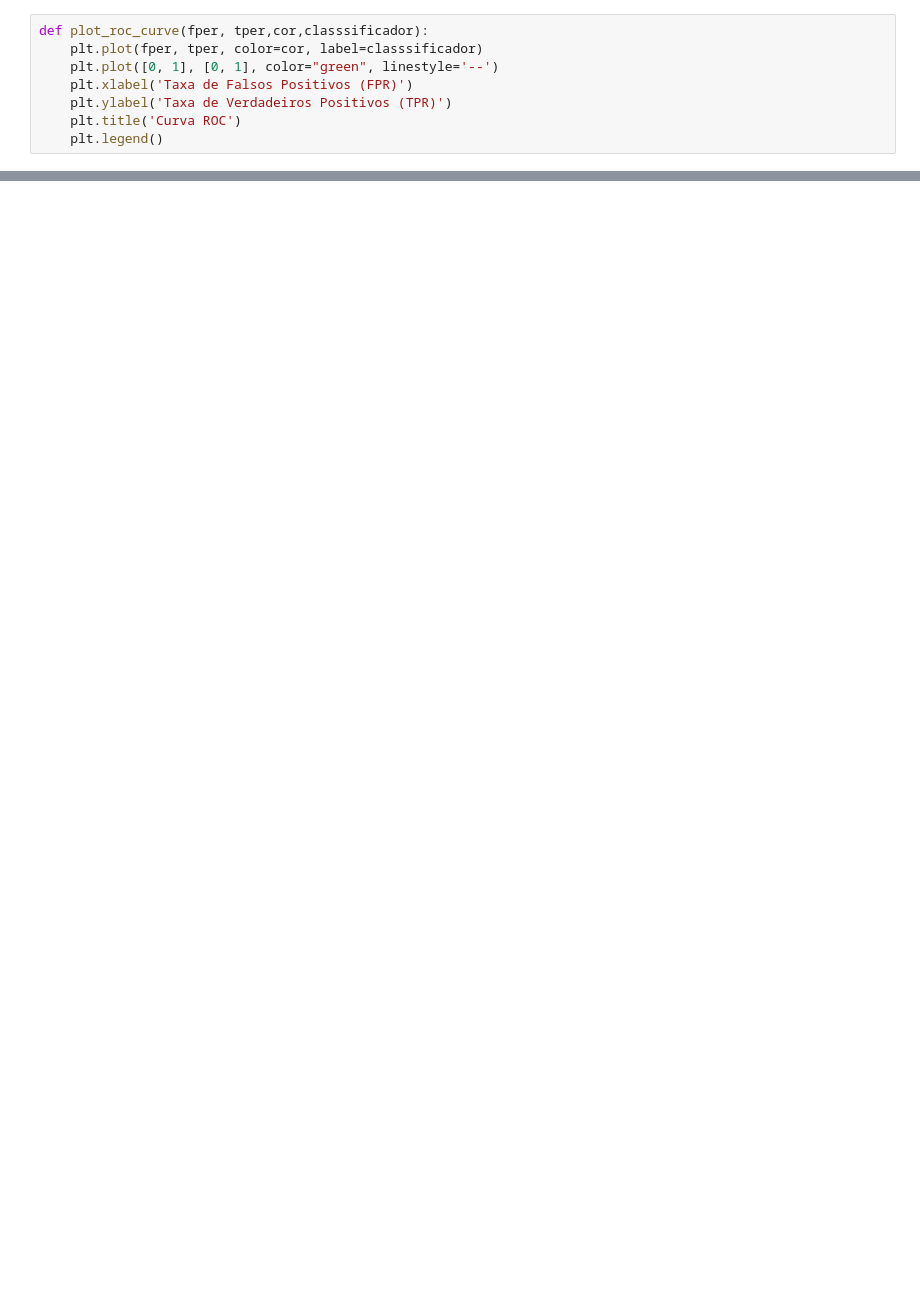
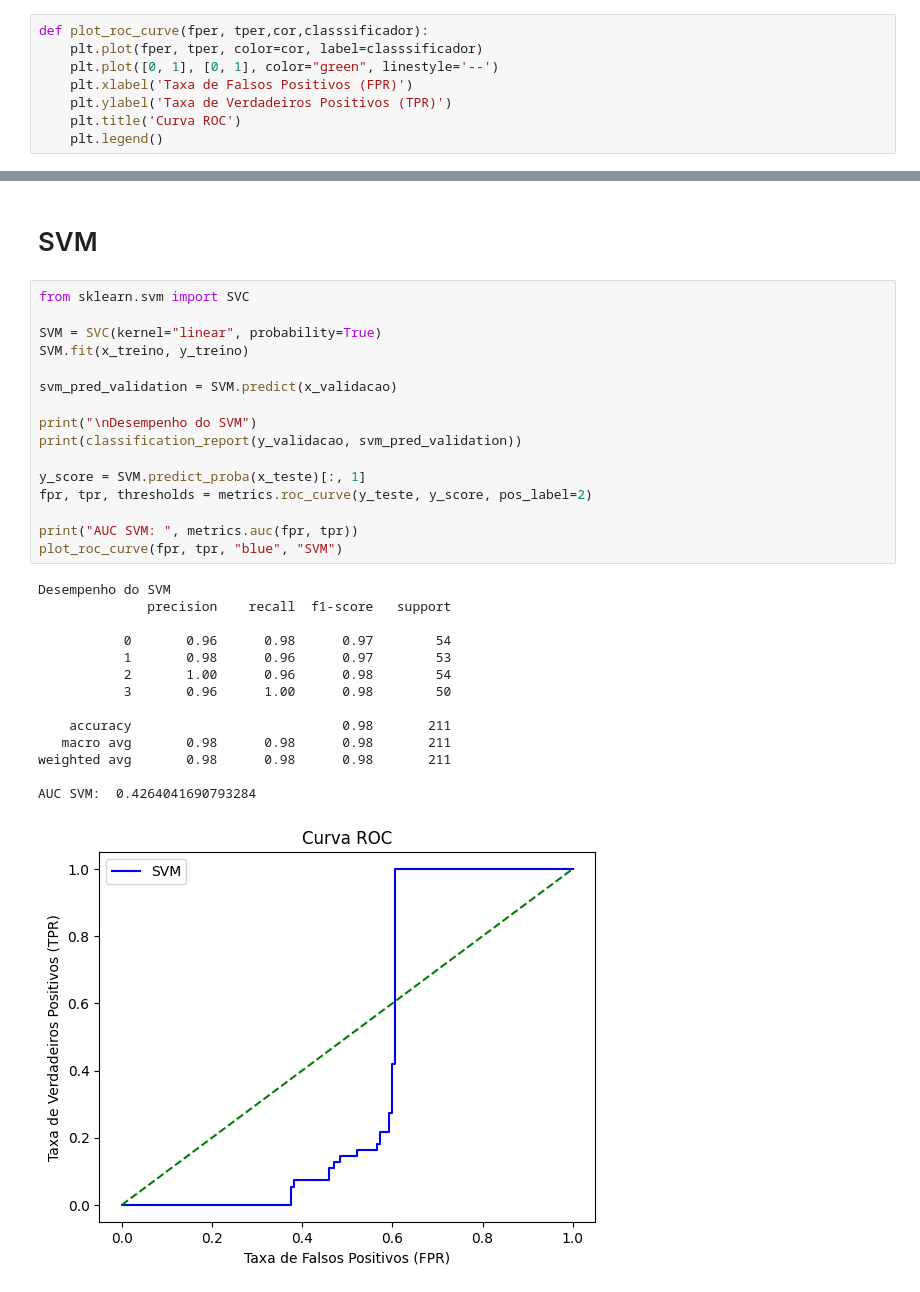
Before and after one commit to Matozinho/ML-classifiers, a Jupyter notebook: trab-1.ipynb, the cells around one changed output, grey strips where cells are left out. Drawn from its saved outputs; the diff is of its cells as text; blank space fills up the shorter version.

```diff
--- a/trab-1.ipynb
+++ b/trab-1.ipynb
@@ -123,0 +178,33 @@ AUC KNN:  0.6411117544875506
+# %% [markdown]
+# SVM
+# %%
+from sklearn.svm import SVC
+
+SVM = SVC(kernel="linear", probability=True)
+SVM.fit(x_treino, y_treino)
+
+svm_pred_validation = SVM.predict(x_validacao)
+
+print("\nDesempenho do SVM")
+print(classification_report(y_validacao, svm_pred_validation))
+
+y_score = SVM.predict_proba(x_teste)[:, 1]
+fpr, tpr, thresholds = metrics.roc_curve(y_teste, y_score, pos_label=2)
+
+print("AUC SVM: ", metrics.auc(fpr, tpr))
+plot_roc_curve(fpr, tpr, "blue", "SVM")
+# %% [output]
+Desempenho do SVM
+              precision    recall  f1-score   support
+
+           0       0.96      0.98      0.97        54
+           1       0.98      0.96      0.97        53
+           2       1.00      0.96      0.98        54
+           3       0.96      1.00      0.98        50
+
+    accuracy                           0.98       211
+   macro avg       0.98      0.98      0.98       211
+weighted avg       0.98      0.98      0.98       211
+
+AUC SVM:  0.4264041690793284
+[figure, added]
```
Also changed, not shown: parts of 10 cells of this notebook, 2 other files.
